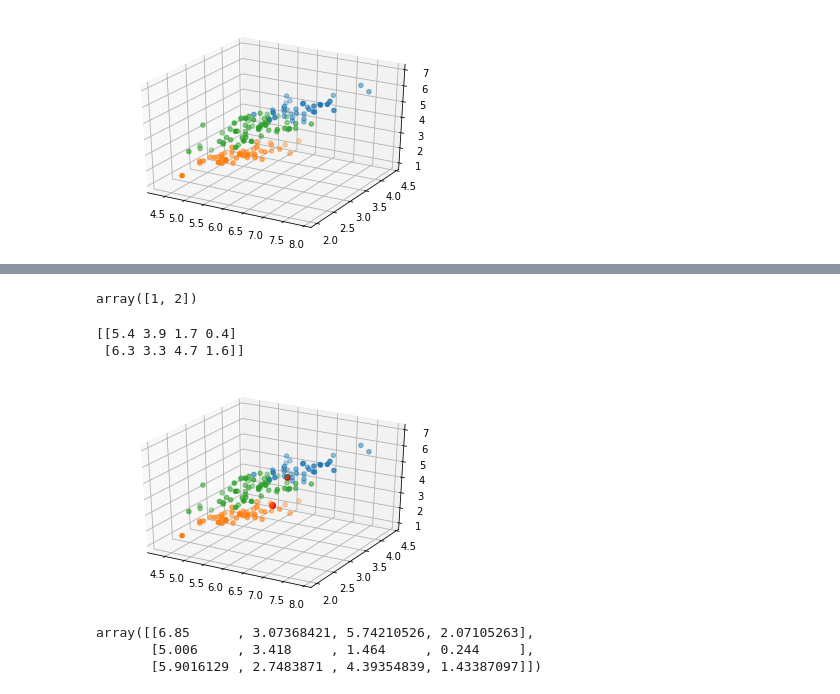
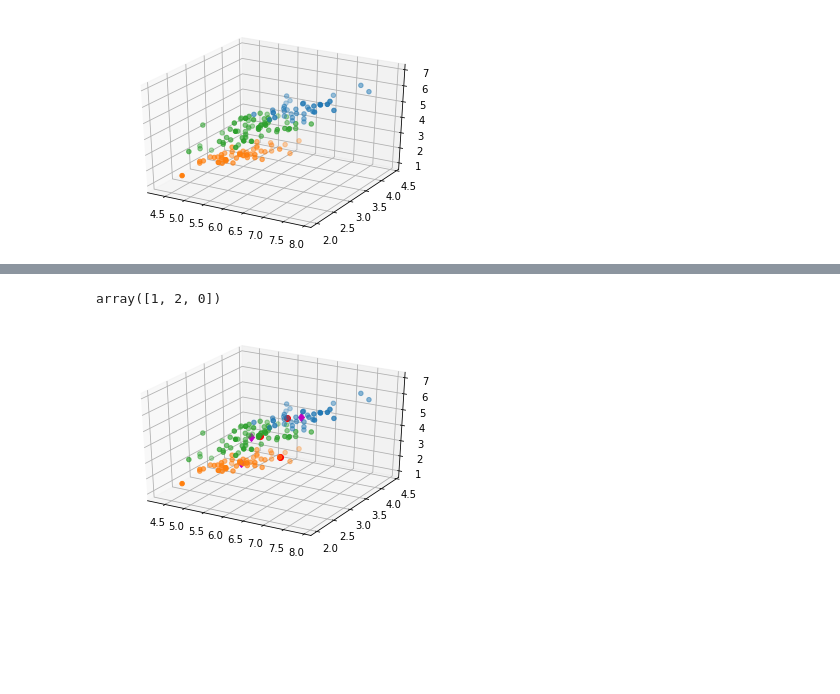
Before and after one commit to AntoMoore/Emerging-Technology-Assessments, a Jupyter notebook: Iris-k-means.ipynb, the cells around one changed output, grey strips where cells are left out. Cells and saved outputs as stored; diff of their text form; code cells hidden in the pictures; blank space fills up the shorter version.

```diff
--- a/Iris-k-means.ipynb
+++ b/Iris-k-means.ipynb
@@ -73,35 +175,25 @@ plt.show()
 # %%
-# add two new points and predict cluster
-newVals = np.array([[5.4, 3.9, 1.7, 0.4], [6.3, 3.3, 4.7, 1.6]])
+# add three new points and predict cluster
+newVals = np.array([[5.7, 3.8, 1.7, 0.3], [5.9, 3, 4.2, 1.5], [6.4, 3.2, 5.3, 2.3]])
 
 # make cluster prediction
 predictions = kmeans.predict(newVals)
 predictions
 # %% [output]
-array([1, 2])
+array([1, 2, 0])
 # %%
-# plot data set with the new values
-fig2 = plt.figure()
-ax = fig2.add_subplot(111, projection='3d')
+# plot data set with new values (added in the center of clusters)
+fig = plt.figure()
+ax = fig.add_subplot(111, projection='3d')
 
-# img = ax.scatter(iris_data[:,0], iris_data[:,1], iris_data[:,2], c=iris_data[:,3], cmap=plt.hot())
-img2 = ax.scatter(iris_data[kmeans.labels_ == 0][:,0], iris_data[kmeans.labels_ == 0][:,1], iris_data[kmeans.labels_ == 0][:,2])# , iris_data[kmeans.labels_ == 0][:,3])#, cmap=plt.hot())
-img2 = ax.scatter(iris_data[kmeans.labels_ == 1][:,0], iris_data[kmeans.labels_ == 1][:,1], iris_data[kmeans.labels_ == 1][:,2])
-img2 = ax.scatter(iris_data[kmeans.labels_ == 2][:,0], iris_data[kmeans.labels_ == 2][:,1], iris_data[kmeans.labels_ == 2][:,2])
+# plot iris data using KMeans labels
+img = ax.scatter(iris_data[kmeans.labels_ == 0][:,0], iris_data[kmeans.labels_ == 0][:,1], iris_data[kmeans.labels_ == 0][:,2])
+img = ax.scatter(iris_data[kmeans.labels_ == 1][:,0], iris_data[kmeans.labels_ == 1][:,1], iris_data[kmeans.labels_ == 1][:,2])
+img = ax.scatter(iris_data[kmeans.labels_ == 2][:,0], iris_data[kmeans.labels_ == 2][:,1], iris_data[kmeans.labels_ == 2][:,2])
+# plot center points 'magenta diamond'
+plt.plot(cent[:,0], cent[:,1], cent[:,2], 'md')
 # plot new values 'red circle'
 plt.plot(newVals[:,0], newVals[:,1], newVals[:,2],'ro')
-print(newVals)
-
 plt.show()
 # %% [output]
-[[5.4 3.9 1.7 0.4]
- [6.3 3.3 4.7 1.6]]
-[figure, old version]
+[figure, new version]
-# %%
-# show center points of theclusters
-cent = kmeans.cluster_centers_
-cent
-# %% [output]
-array([[6.85      , 3.07368421, 5.74210526, 2.07105263],
-       [5.006     , 3.418     , 1.464     , 0.244     ],
-       [5.9016129 , 2.7483871 , 4.39354839, 1.43387097]])
```
Also changed, not shown: parts of 16 cells of this notebook.
